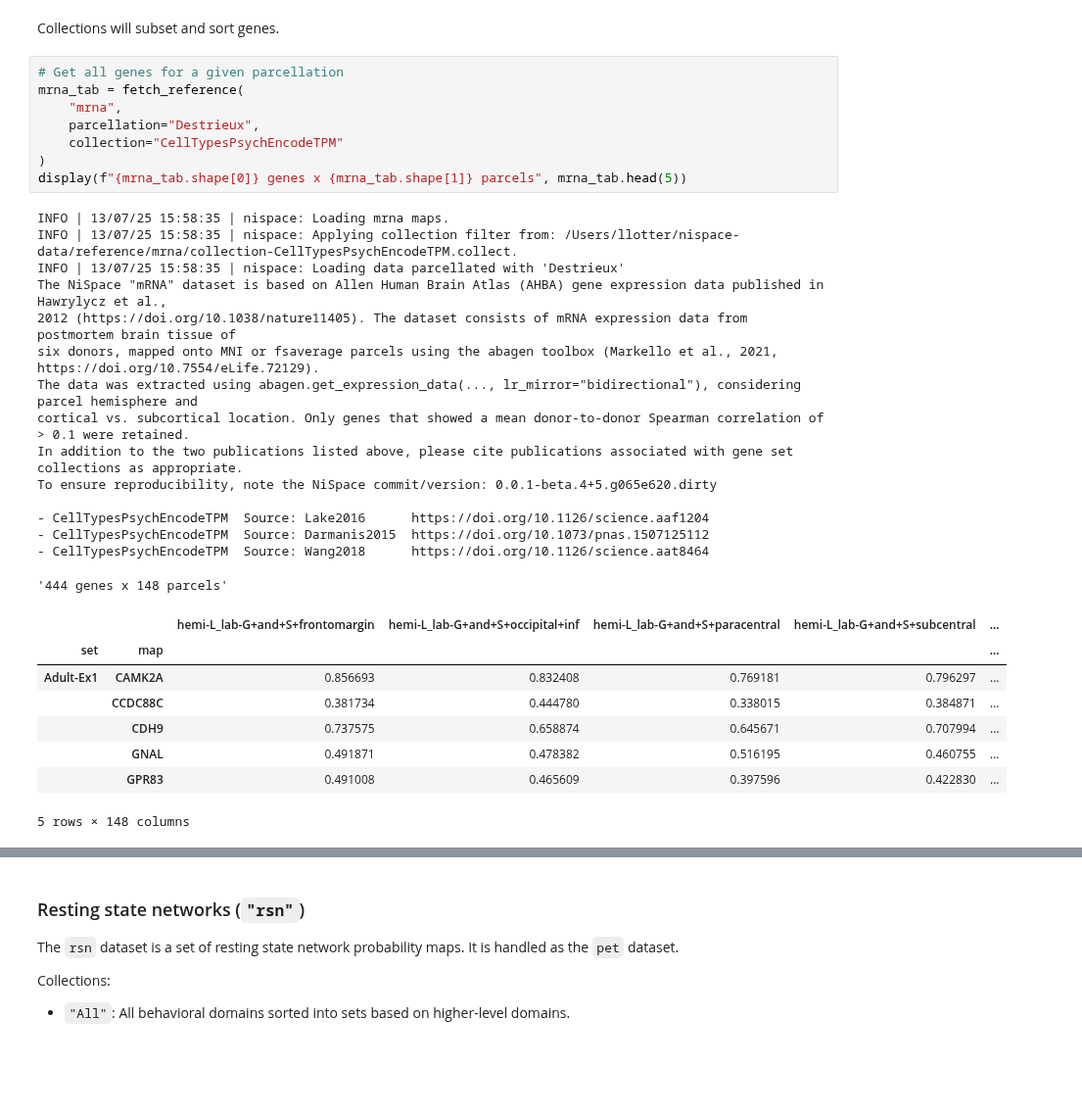
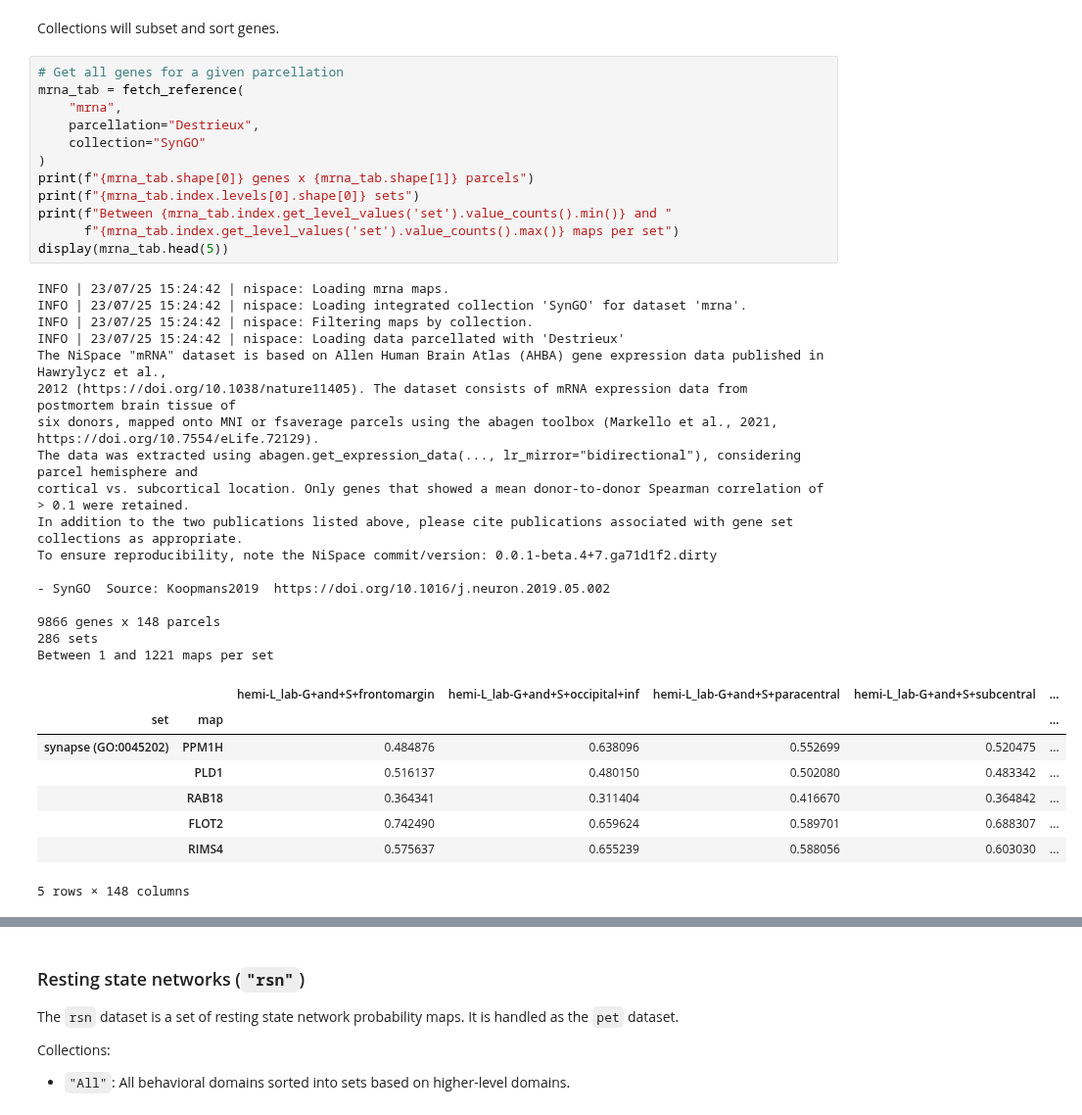
Before and after one commit to LeonDLotter/NiSpace, a Jupyter notebook: docs/nb_introduction/fetching_datasets.ipynb, the cells around one changed output, grey strips where cells are left out. Shown at 98% size. Drawn from its saved outputs; the diff is of its cells as text; blank space fills up the shorter version.

```diff
--- a/docs/nb_introduction/fetching_datasets.ipynb
+++ b/docs/nb_introduction/fetching_datasets.ipynb
@@ -247,32 +248,38 @@ Collections will subset and sort genes.
 # %%
 # Get all genes for a given parcellation
 mrna_tab = fetch_reference(
     "mrna",
     parcellation="Destrieux",
-    collection="CellTypesPsychEncodeTPM"
+    collection="SynGO"
 )
-display(f"{mrna_tab.shape[0]} genes x {mrna_tab.shape[1]} parcels", mrna_tab.head(5))
+print(f"{mrna_tab.shape[0]} genes x {mrna_tab.shape[1]} parcels")
+print(f"{mrna_tab.index.levels[0].shape[0]} sets")
+print(f"Between {mrna_tab.index.get_level_values('set').value_counts().min()} and "
+      f"{mrna_tab.index.get_level_values('set').value_counts().max()} maps per set")
+display(mrna_tab.head(5))
 # %% [output]
-INFO | 13/07/25 15:58:35 | nispace: Loading mrna maps.
-INFO | 13/07/25 15:58:35 | nispace: Applying collection filter from: /Users/llotter/nispace-data/reference/mrna/collection-CellTypesPsychEncodeTPM.collect.
-INFO | 13/07/25 15:58:35 | nispace: Loading data parcellated with 'Destrieux'
+INFO | 23/07/25 15:24:42 | nispace: Loading mrna maps.
+INFO | 23/07/25 15:24:42 | nispace: Loading integrated collection 'SynGO' for dataset 'mrna'.
+INFO | 23/07/25 15:24:42 | nispace: Filtering maps by collection.
+INFO | 23/07/25 15:24:42 | nispace: Loading data parcellated with 'Destrieux'
 The NiSpace "mRNA" dataset is based on Allen Human Brain Atlas (AHBA) gene expression data published in Hawrylycz et al.,
 2012 (https://doi.org/10.1038/nature11405). The dataset consists of mRNA expression data from postmortem brain tissue of
 six donors, mapped onto MNI or fsaverage parcels using the abagen toolbox (Markello et al., 2021, https://doi.org/10.7554/eLife.72129).
 The data was extracted using abagen.get_expression_data(..., lr_mirror="bidirectional"), considering parcel hemisphere and
 cortical vs. subcortical location. Only genes that showed a mean donor-to-donor Spearman correlation of > 0.1 were retained.
 In addition to the two publications listed above, please cite publications associated with gene set collections as appropriate.
-To ensure reproducibility, note the NiSpace commit/version: 0.0.1-beta.4+5.g065e620.dirty
+To ensure reproducibility, note the NiSpace commit/version: 0.0.1-beta.4+7.ga71d1f2.dirty
 
-- CellTypesPsychEncodeTPM  Source: Lake2016      https://doi.org/10.1126/science.aaf1204
-- CellTypesPsychEncodeTPM  Source: Darmanis2015  https://doi.org/10.1073/pnas.1507125112
-- CellTypesPsychEncodeTPM  Source: Wang2018      https://doi.org/10.1126/science.aat8464
+- SynGO  Source: Koopmans2019  https://doi.org/10.1016/j.neuron.2019.05.002
+
+9866 genes x 148 parcels
+286 sets
+Between 1 and 1221 maps per set
+|  |  | hemi-L_lab-G+and+S+frontomargin | hemi-L_lab-G+and+S+occipital+inf | hemi-L_lab-G+and+S+paracentral | hemi-L_lab-G+and+S+subcentral | ... |
+| set | map |  |  |  |  | ... |
+| synapse (GO:0045202) | PPM1H | 0.484876 | 0.638096 | 0.552699 | 0.520475 | ... |
+|  | PLD1 | 0.516137 | 0.480150 | 0.502080 | 0.483342 | ... |
+|  | RAB18 | 0.364341 | 0.311404 | 0.416670 | 0.364842 | ... |
+|  | FLOT2 | 0.742490 | 0.659624 | 0.589701 | 0.688307 | ... |
+|  | RIMS4 | 0.575637 | 0.655239 | 0.588056 | 0.603030 | ... |
-'444 genes x 148 parcels'
+5 rows × 148 columns
-|  |  | hemi-L_lab-G+and+S+frontomargin | hemi-L_lab-G+and+S+occipital+inf | hemi-L_lab-G+and+S+paracentral | hemi-L_lab-G+and+S+subcentral | ... |
-| set | map |  |  |  |  | ... |
-| Adult-Ex1 | CAMK2A | 0.856693 | 0.832408 | 0.769181 | 0.796297 | ... |
-|  | CCDC88C | 0.381734 | 0.444780 | 0.338015 | 0.384871 | ... |
-|  | CDH9 | 0.737575 | 0.658874 | 0.645671 | 0.707994 | ... |
-|  | GNAL | 0.491871 | 0.478382 | 0.516195 | 0.460755 | ... |
-|  | GPR83 | 0.491008 | 0.465609 | 0.397596 | 0.422830 | ... |
-5 rows × 148 columns
```
Also changed, not shown: parts of 21 cells of this notebook, 15 other files.
